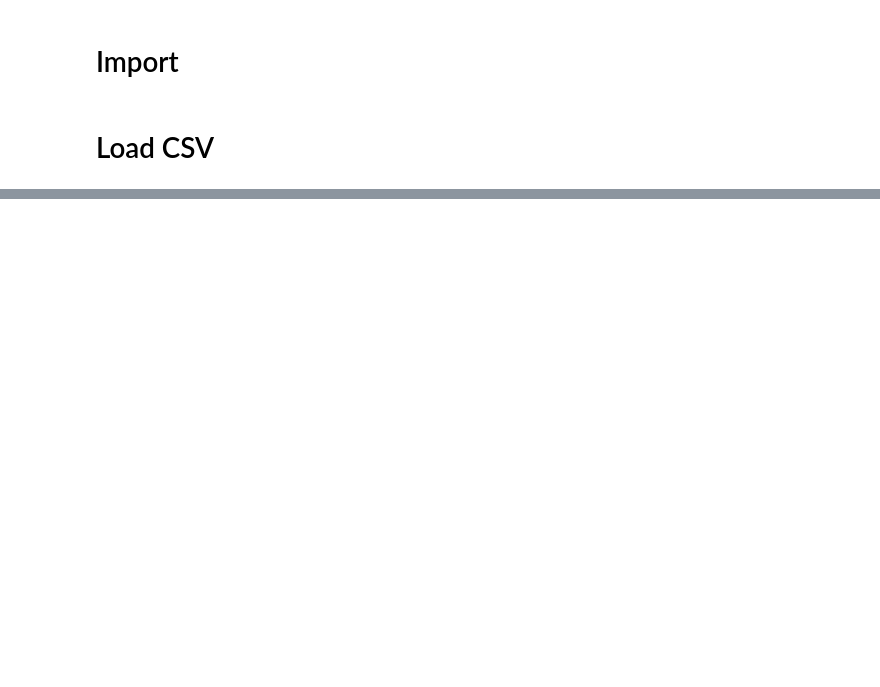
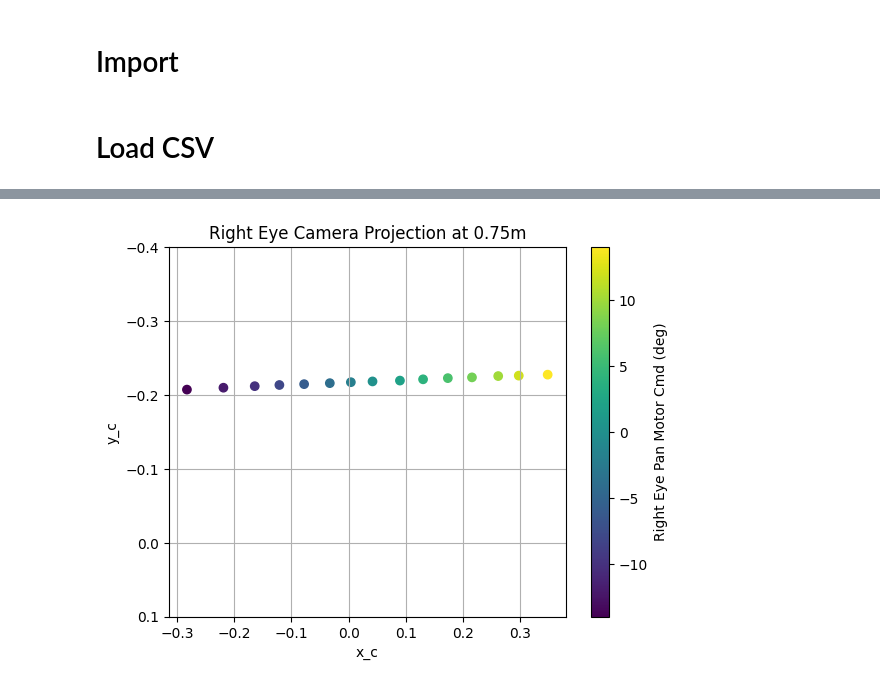
Before and after one commit to jpmnieles/grace_dl, a Jupyter notebook: notebooks/240910_DatasetPlotting.ipynb, the cells around one changed output, grey strips where cells are left out. Cells and saved outputs as stored; diff of their text form; code cells hidden in the pictures; blank space fills up the shorter version.

```diff
--- a/notebooks/240910_DatasetPlotting.ipynb
+++ b/notebooks/240910_DatasetPlotting.ipynb
@@ -33,0 +61,13 @@ Total: 209731
+# %%
+# Right Eye Cam
+plt.figure()
+data_for_colors = df['cmd_theta_right_eye_pan'].unique()
+plt.scatter(zero_df_075m['x_c_r'],zero_df_075m['y_c_r'], c=data_for_colors, cmap='viridis')
+plt.colorbar(label='Right Eye Pan Motor Cmd (deg)')
+plt.ylim([0.1,-0.4])
+plt.xlabel('x_c')
+plt.ylabel('y_c')
+plt.title('Right Eye Camera Projection at 0.75m')
+plt.grid()
+# %% [output]
+[figure, added]
```
Also changed, not shown: parts of 119 cells of this notebook.
